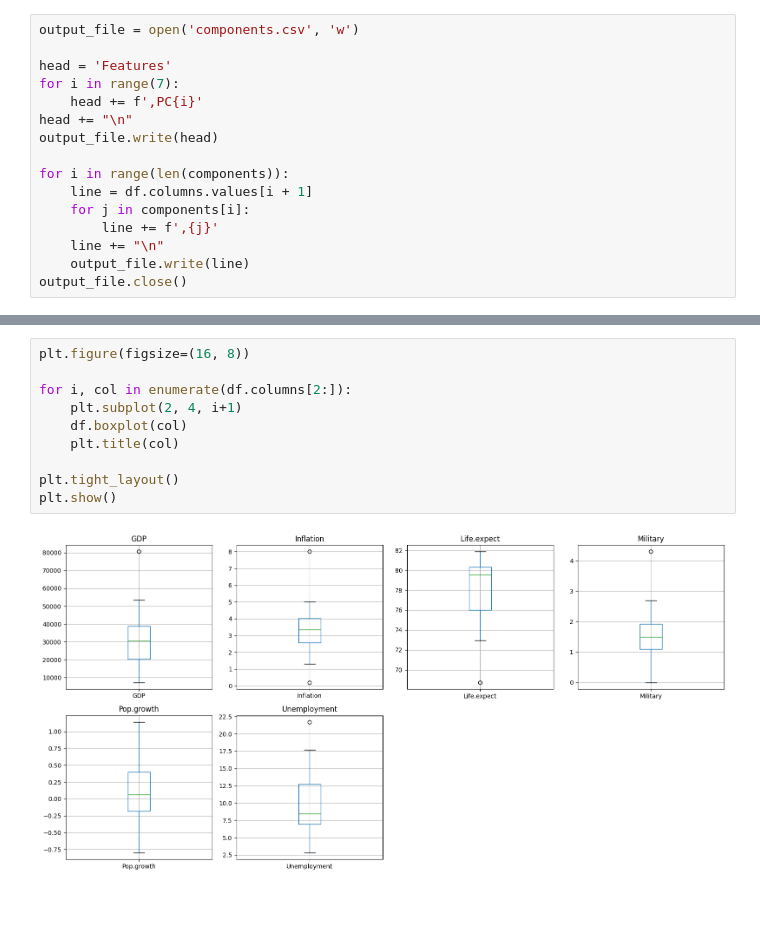
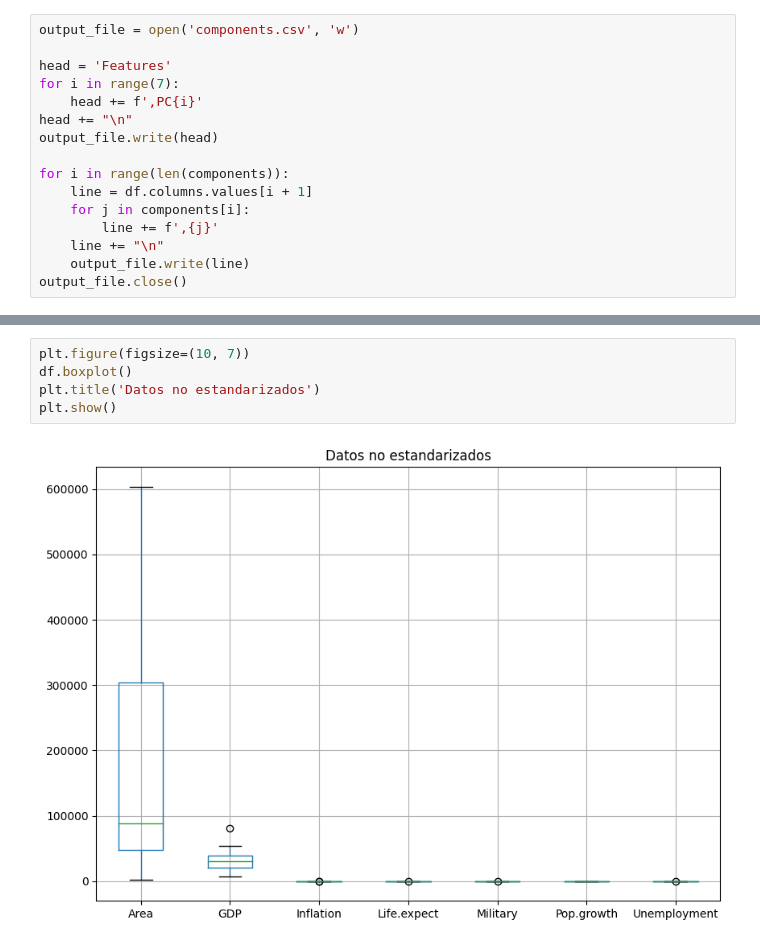
Before and after one commit to Ian-Arnott/TPs-SIA, a Jupyter notebook: Tp4/pca.ipynb, the cells around one changed output, grey strips where cells are left out. Cells and saved outputs as stored; diff of their text form; blank space fills up the shorter version.

```diff
--- a/Tp4/pca.ipynb
+++ b/Tp4/pca.ipynb
@@ -75,12 +75,7 @@ max      1.140000     21.700000
-# %%
-plt.figure(figsize=(16, 8))
-
-for i, col in enumerate(df.columns[2:]):
-    plt.subplot(2, 4, i+1)
-    df.boxplot(col)
-    plt.title(col)
-
-plt.tight_layout()
-plt.show()
-# %% [output]
-[figure, removed]
+# %%
+plt.figure(figsize=(10, 7))
+df.boxplot()
+plt.title('Datos no estandarizados')
+plt.show()
+# %% [output]
+[figure, added]
```
Also changed, not shown: parts of 4 cells of this notebook.
